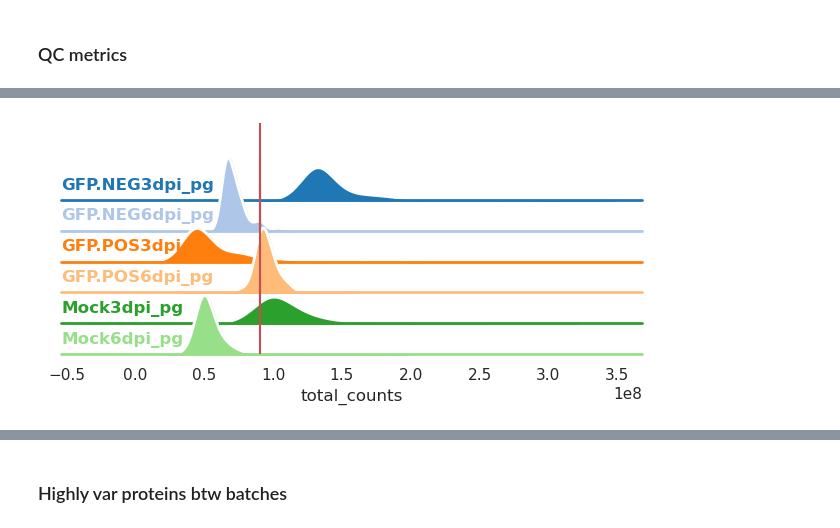
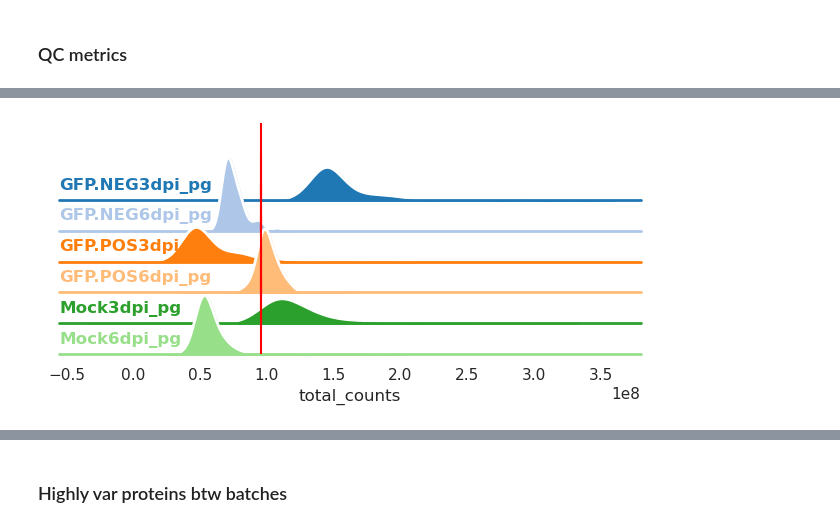
Before and after one commit to Yohan-b976/Transcriptomic-and-proteomic-sc-analysis, a Jupyter notebook: Pipeline Folder scProteomic/Notebook files/scP 0.1.ipynb, the cells around one changed output, grey strips where cells are left out. Drawn from its saved outputs; the diff is of its cells as text; code cells hidden in the pictures.

```diff
--- a/Pipeline Folder scProteomic/Notebook files/scP 0.1.ipynb
+++ b/Pipeline Folder scProteomic/Notebook files/scP 0.1.ipynb
@@ -481,9 +547,14 @@ plt.show()
 # %% [markdown]
 ### QC metrics
+# %%
+adatas_red_snan = [adata.copy() for adata in adatas]
+# %%
+for ad in adatas_red_snan:
+    ad.X = np.nan_to_num(ad.X, nan=0.0)
 # %%
 def qc(adata):
     sc.pp.calculate_qc_metrics(adata, inplace = True, percent_top = [20], log1p=True)
     return adata
 # %%
-adatas_red = [qc(ad) for ad in adatas_red]
+adatas_red_snan = [qc(ad) for ad in adatas_red_snan]
 # %%
@@ -504,6 +575,6 @@ adatas_red[0].obs
 108 rows × 6 columns
 # %%
-df = pd.concat([x.obs for x in adatas_red])
+df = pd.concat([x.obs for x in adatas_red_snan])
 # %%
 df = df.sort_values('Id')
 # %%
@@ -573,32 +636,28 @@ plt.show()
 # %%
 value = "total_counts"
 
-sns.set(style="white", rc={"axes.facecolor": (0, 0, 0, 0)})
+with sns.axes_style("white", rc={"axes.facecolor": (0, 0, 0, 0)}), sns.plotting_context("notebook"):
+    g = sns.FacetGrid(df, row="Id", hue="Id", aspect=15, height=0.5, palette="tab20")
 
-g = sns.FacetGrid(df, row="Id", hue="Id", aspect=15, height=0.5, palette="tab20")
+    g.map(sns.kdeplot, value, clip_on=False, fill=True, alpha=1, linewidth=1.5)
+    g.map(sns.kdeplot, value, clip_on=False, color="w", lw=2)
+    g.map(plt.axhline, y=0, lw=2, clip_on=False)
 
-g.map(sns.kdeplot, value, clip_on=False, fill=True, alpha=1, linewidth=1.5)
-g.map(sns.kdeplot, value, clip_on=False, color="w", lw=2)
+    def label(x, color, label):
+        ax = plt.gca()
+        ax.text(0, .2, label, fontweight="bold", color=color,
+                ha="left", va="center", transform=ax.transAxes)
 
-g.map(plt.axhline, y=0, lw=2, clip_on=False)
+    g.map(label, value)
 
-def label(x, color, label):
-    ax = plt.gca()
-    ax.text(0, .2, label, fontweight="bold", color=color,
-            ha="left", va="center", transform=ax.transAxes)
+    g.figure.subplots_adjust(hspace=-.6)
+    g.set_titles("")
+    g.set(yticks=[], ylabel="")
+    g.despine(bottom=True, left=True)
 
-g.map(label, value)
+    for ax in g.axes.flat:
+        ax.axvline(x=df[value].median(), color='r', linestyle='-')
 
-g.figure.subplots_adjust(hspace=-.6)
-
-g.set_titles("")
-g.set(yticks=[], ylabel="")
-g.despine(bottom=True, left=True)
-
-for ax in g.axes.flat:
-    ax.axvline(x=df[value].median(), color='r', linestyle='-')
-
-
-plt.show()
+    plt.show()
 # %% [output]
-[figure, old version]
+[figure, new version]
```
Also changed, not shown: parts of 31 cells of this notebook.
